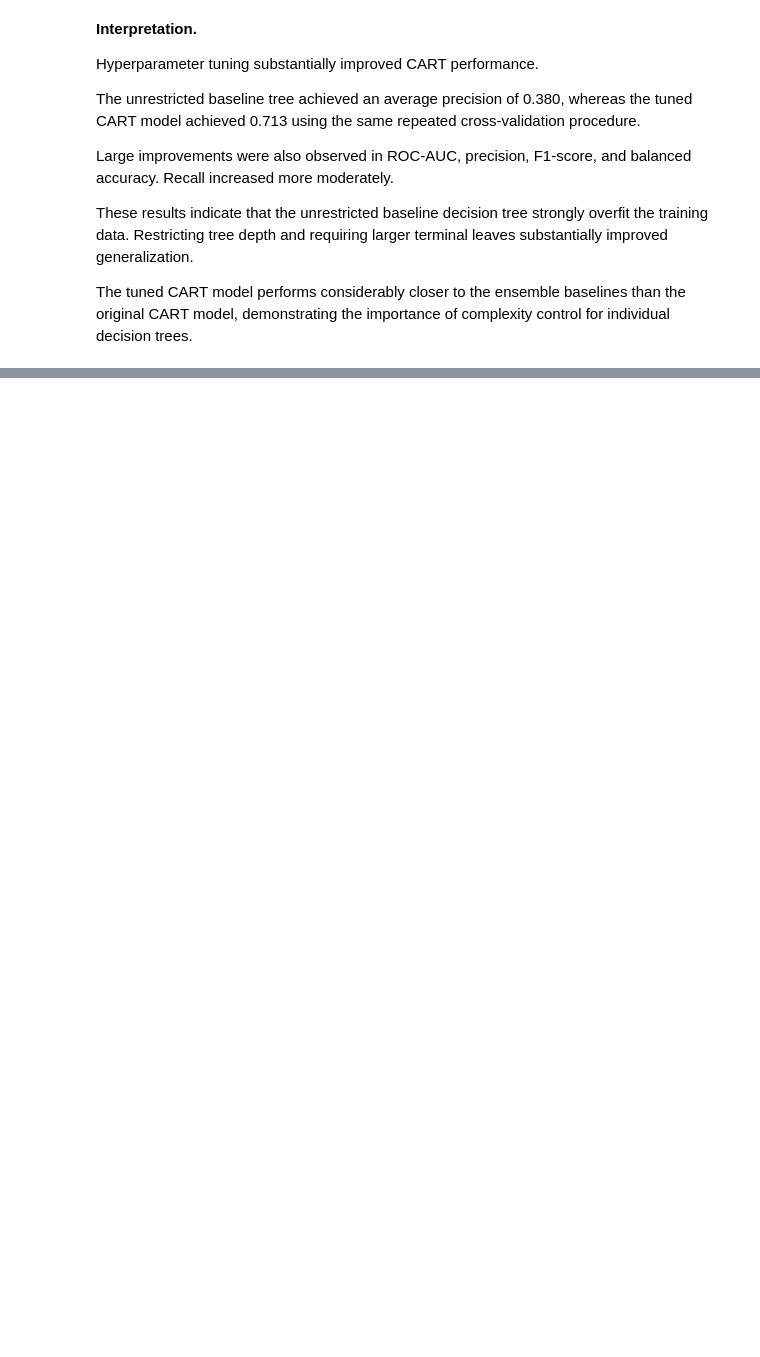
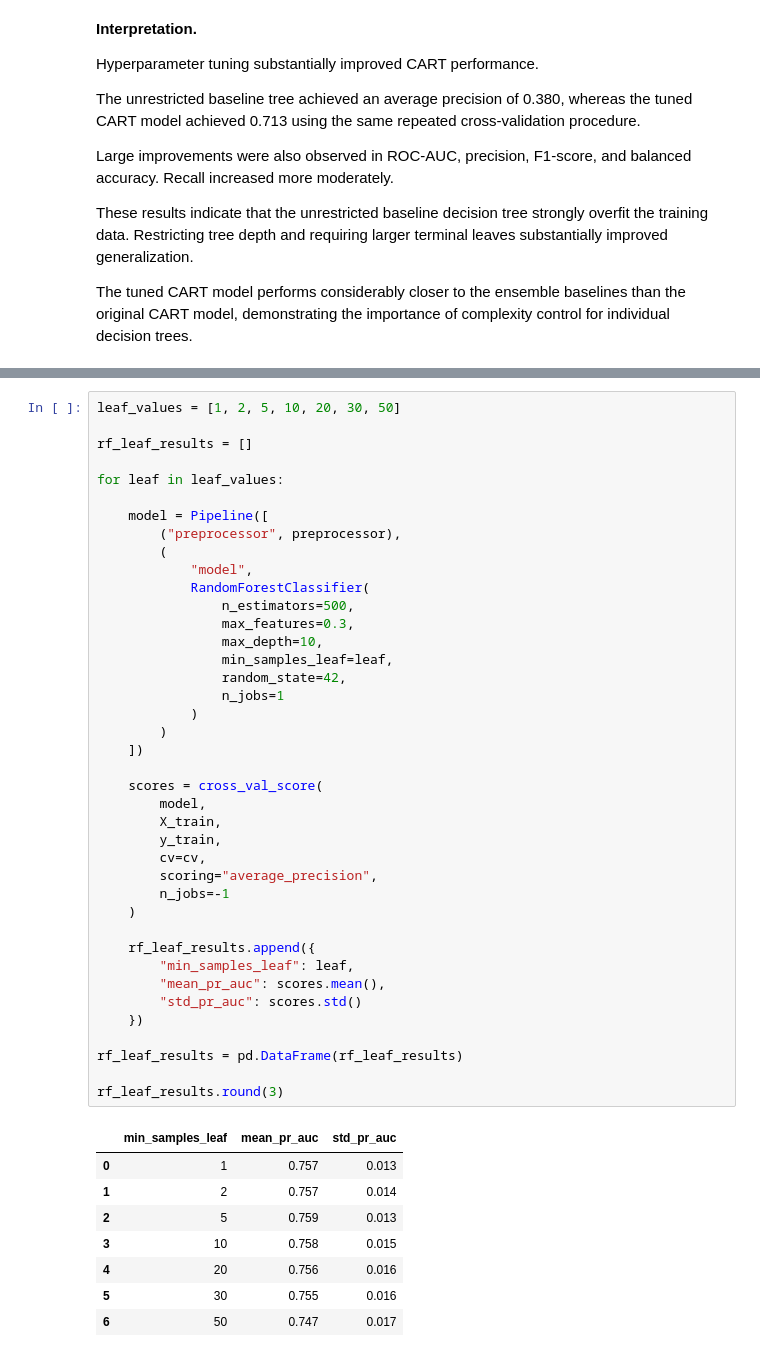
Before and after one commit to EmilB04/Machine-Learning, a Jupyter notebook: project1/notebooks/analysis.ipynb, the cells around one changed output, grey strips where cells are left out. Cells and saved outputs as stored; diff of their text form; blank space fills up the shorter version.

```diff
--- a/project1/notebooks/analysis.ipynb
+++ b/project1/notebooks/analysis.ipynb
@@ -1085,0 +1334,49 @@ of complexity control for individual decision trees.
+# %%
+leaf_values = [1, 2, 5, 10, 20, 30, 50]
+
+rf_leaf_results = []
+
+for leaf in leaf_values:
+
+    model = Pipeline([
+        ("preprocessor", preprocessor),
+        (
+            "model",
+            RandomForestClassifier(
+                n_estimators=500,
+                max_features=0.3,
+                max_depth=10,
+                min_samples_leaf=leaf,
+                random_state=42,
+                n_jobs=1
+            )
+        )
+    ])
+
+    scores = cross_val_score(
+        model,
+        X_train,
+        y_train,
+        cv=cv,
+        scoring="average_precision",
+        n_jobs=-1
+    )
+
+    rf_leaf_results.append({
+        "min_samples_leaf": leaf,
+        "mean_pr_auc": scores.mean(),
+        "std_pr_auc": scores.std()
+    })
+
+rf_leaf_results = pd.DataFrame(rf_leaf_results)
+
+rf_leaf_results.round(3)
+# %% [output]
+|  | min_samples_leaf | mean_pr_auc | std_pr_auc |
+| 0 | 1 | 0.757 | 0.013 |
+| 1 | 2 | 0.757 | 0.014 |
+| 2 | 5 | 0.759 | 0.013 |
+| 3 | 10 | 0.758 | 0.015 |
+| 4 | 20 | 0.756 | 0.016 |
+| 5 | 30 | 0.755 | 0.016 |
+| 6 | 50 | 0.747 | 0.017 |
```
Also changed, not shown: parts of 21 cells of this notebook.
